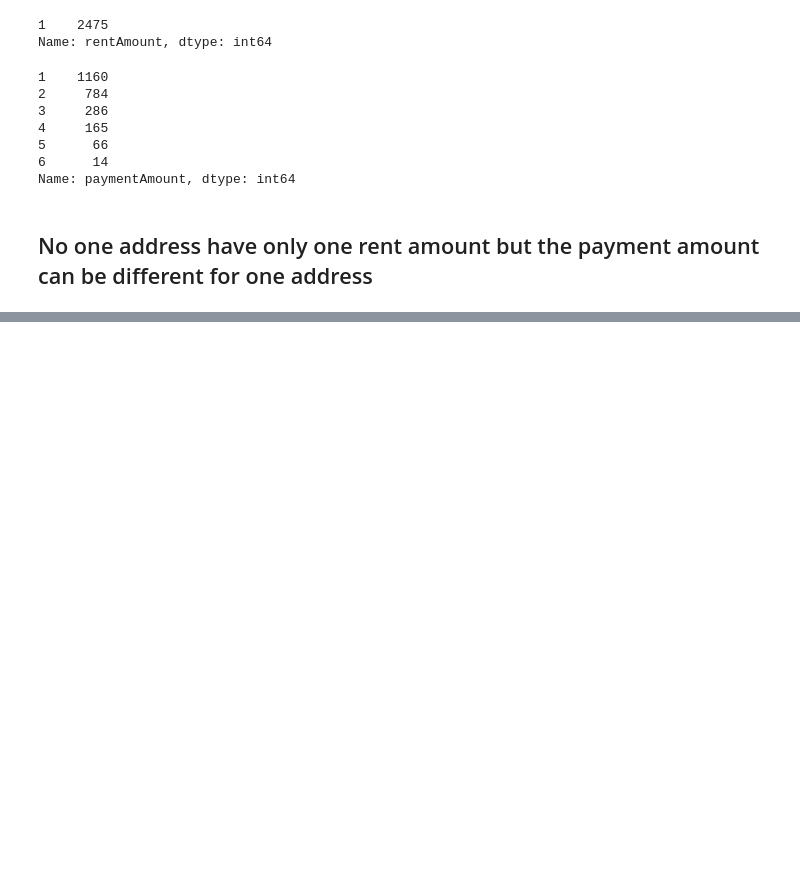
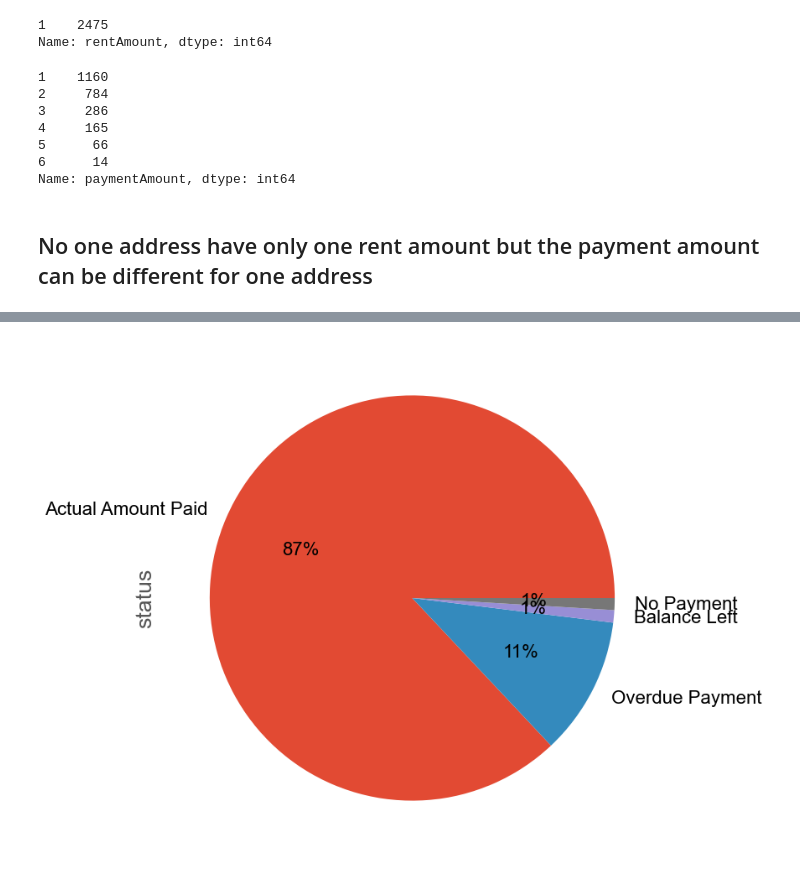
Before and after one commit to pandeysudip/Rental, a Jupyter notebook: 2.Data_Visulization.ipynb, the cells around one changed output, grey strips where cells are left out. Saved outputs shown, nothing was run; the diff lists cells and outputs as text; code cells hidden in the pictures; blank space fills up the shorter version.

```diff
--- a/2.Data_Visulization.ipynb
+++ b/2.Data_Visulization.ipynb
@@ -213,0 +277,14 @@ Name: paymentAmount, dtype: int64
+# %%
+# defining a function to convert to differnt category based on payment amount and rent amount
+def low_high_risk(x,y):
+    if x==0.0:
+        return "No Payment"
+    elif x>y:
+        return "Overdue Payment"
+    elif x<y:
+        return "Balance Left"
+    else:
+        return "Actual Amount Paid"
+# %%
+#Adding a new column status with differnt category
+df_payment['status']=df_payment.apply(lambda x: low_high_risk(x['paymentAmount'], x['rentAmount']), axis=1)
@@ -213,0 +308,8 @@ Name: paymentAmount, dtype: int64
+# %%
+# Pie plot of different payment situations
+plt.figure(figsize=(10,10))
+labels=['Actual Amount Paid', 'Overdue Payment','Balance Left', 'No Payment' ]
+df_payment['status'].value_counts().plot(kind='pie', autopct='%1.0f%%')
+plt.show()
+# %% [output]
+[figure, added]
```
Also changed, not shown: parts of 30 cells of this notebook.
